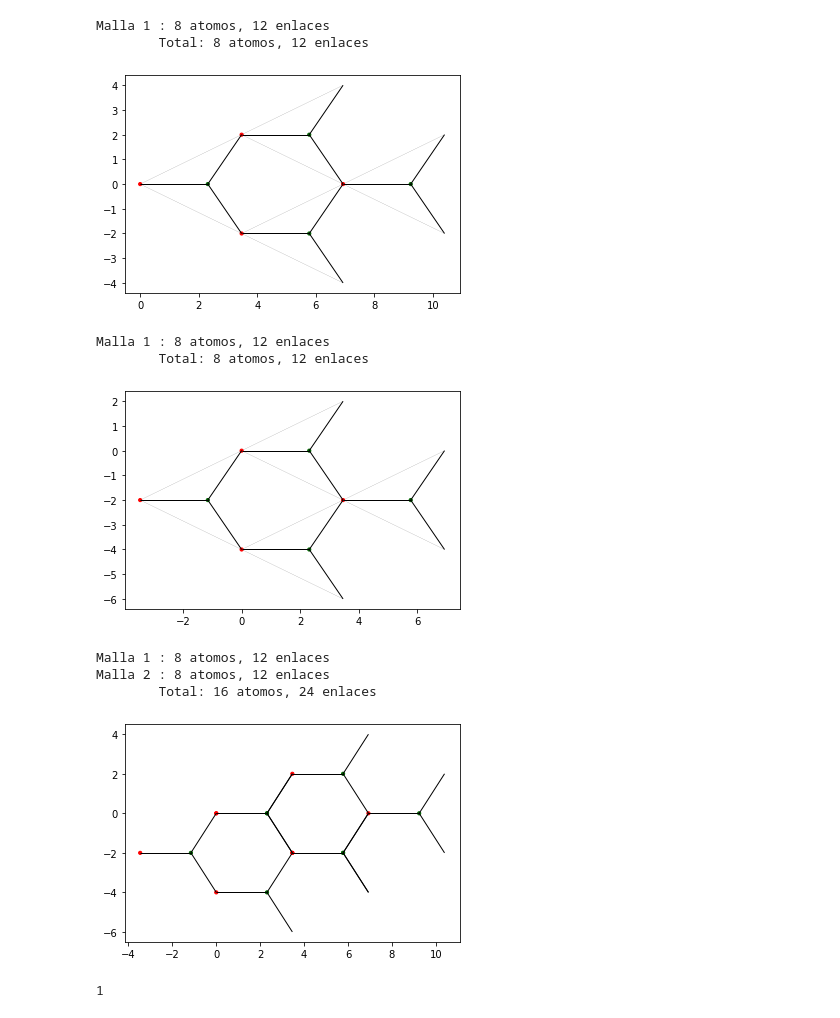
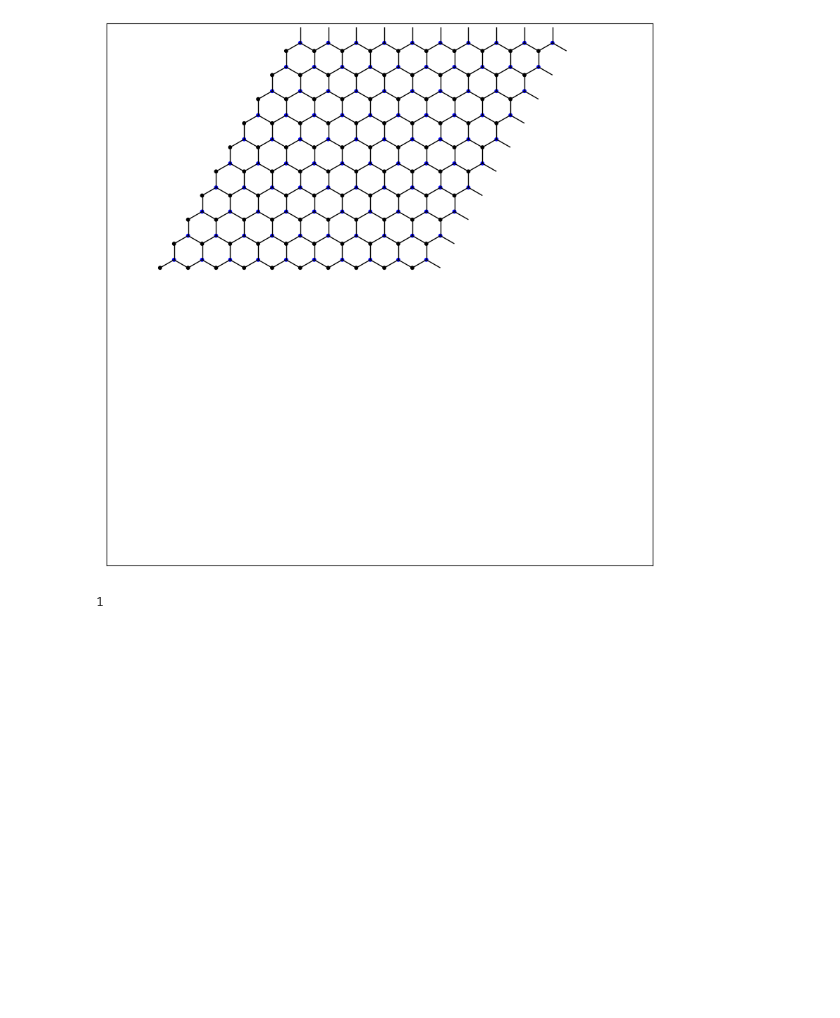
Before and after one commit to OssielAg/SS, a Jupyter notebook: 4Gen/Mallas3.ipynb, the cells around one changed output. Cells and saved outputs as stored; diff of their text form; code cells hidden in the pictures; blank space fills up the shorter version.

```diff
--- a/4Gen/Mallas3.ipynb
+++ b/4Gen/Mallas3.ipynb
@@ -3,6 +3,8 @@ import matplotlib.pyplot as plt
 import numpy as np
 from matplotlib import collections  as mc
 import math
+import os
+plt.rcParams['figure.figsize'] = (10, 10)
 # %%
 #Funciones Auxiliares
 def sumaV(x,y):
@@ -14,12 +16,22 @@ def multV(n,a):
     '''Multiplica un vector a por una constante n'''
     a1,a2 = a
     return (a1*n,a2*n)
+def m2V(n,m,s):
+    a,b=s
+    return sumaV(multV(a,n),multV(b,m))
 def rota(vect, theta):
     '''Rota un vector en un ángulo en Theta grados'''
     ang = float((theta/180.0)*math.pi)
     (x,y) = vect
     vr = ((math.cos(ang)*x)-(math.sin(ang)*y), (math.sin(ang)*x)+(math.cos(ang)*y))
     return vr
+def getLim(u,v,m,n):
+    (a1,a2) = multV(m,u)
+    (b1,b2) = multV(n,v)
+    (c1,c2) = m2V(u,v,(m,n))
+    ma=max(a1,a2,b1,b2,c1,c2,0)
+    mi=min(a1,a2,b1,b2,c1,c2,0)
+    return mi-1, ma+1
 # %%
 class Atomo:
     '''Clase que define un atomo en el sistema'''
@@ -100,16 +133,0 @@ malla2.crea(1,-1,2,colors=['red','darkgreen']);
-# %%
-muestra([malla1],t=10,mm=malla1)
-muestra([malla2],t=10,mm=malla2)
-muestra([malla1,malla2],t=10)
-# %% [output]
-Malla 1 : 8 atomos, 12 enlaces
-        Total: 8 atomos, 12 enlaces
-[figure, removed]
-Malla 1 : 8 atomos, 12 enlaces
-        Total: 8 atomos, 12 enlaces
-[figure, removed]
-Malla 1 : 8 atomos, 12 enlaces
-Malla 2 : 8 atomos, 12 enlaces
-        Total: 16 atomos, 24 enlaces
-[figure, removed]
-1
@@ -115,0 +166,16 @@ Malla 2 : 8 atomos, 12 enlaces
+# %%
+u,v=(2.44,0.0),(1.22,math.sqrt(3)*1.22)
+p1=(1/3,1/3)
+p2=(2/3,2/3)
+p3=(1/3,4/3)
+p4=(4/3,1/3)
+a1=Atomo(p1)
+a2=Atomo(p2, color='blue')
+ats = [[(a1,[(p1,p2)]),(a2,[(p2,p4),(p2,p3)])]]
+malla=Malla(u,v,atms=ats)
+# %%
+#malla.exporta("Ejemplo1")
+malla.showNM(-10,10)
+# %% [output]
+[figure, added]
+1
```
Also changed, not shown: parts of 4 cells of this notebook, 1 other file.
